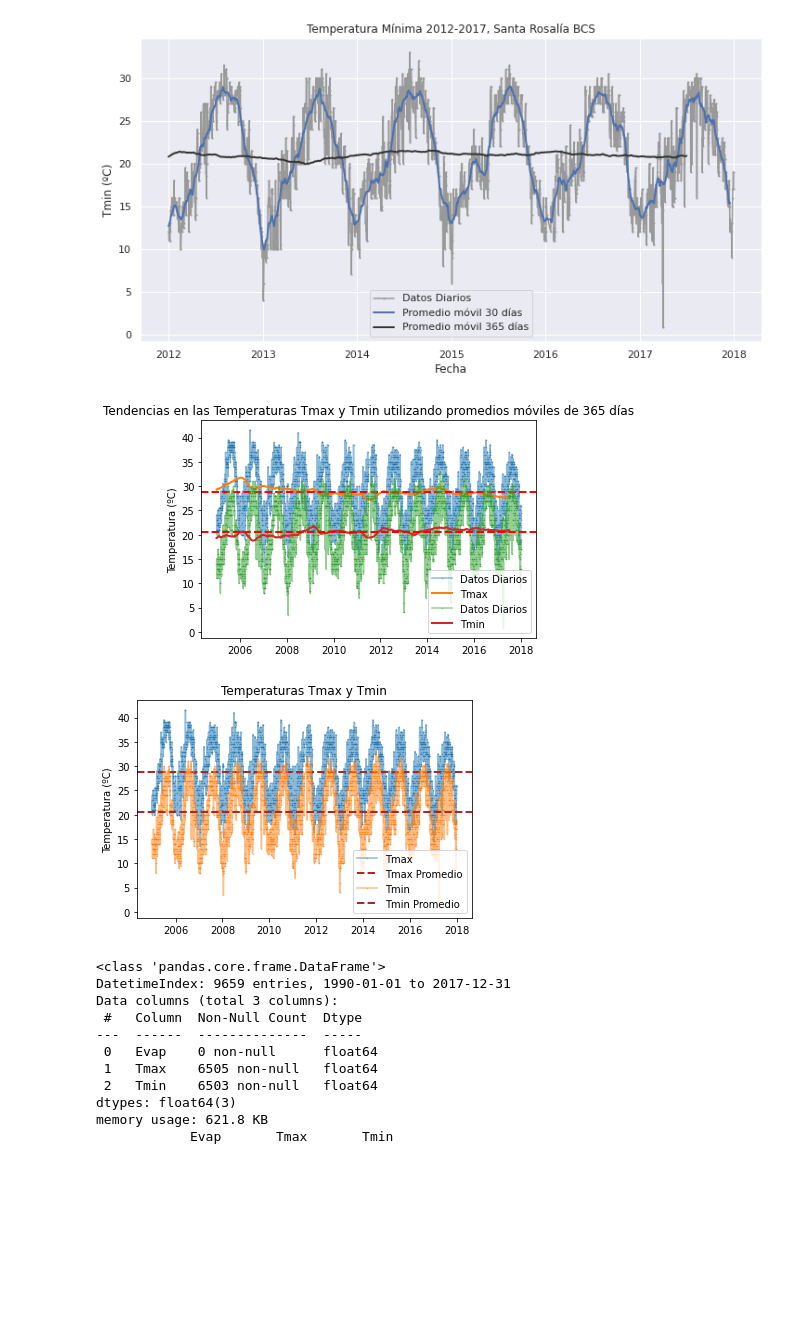
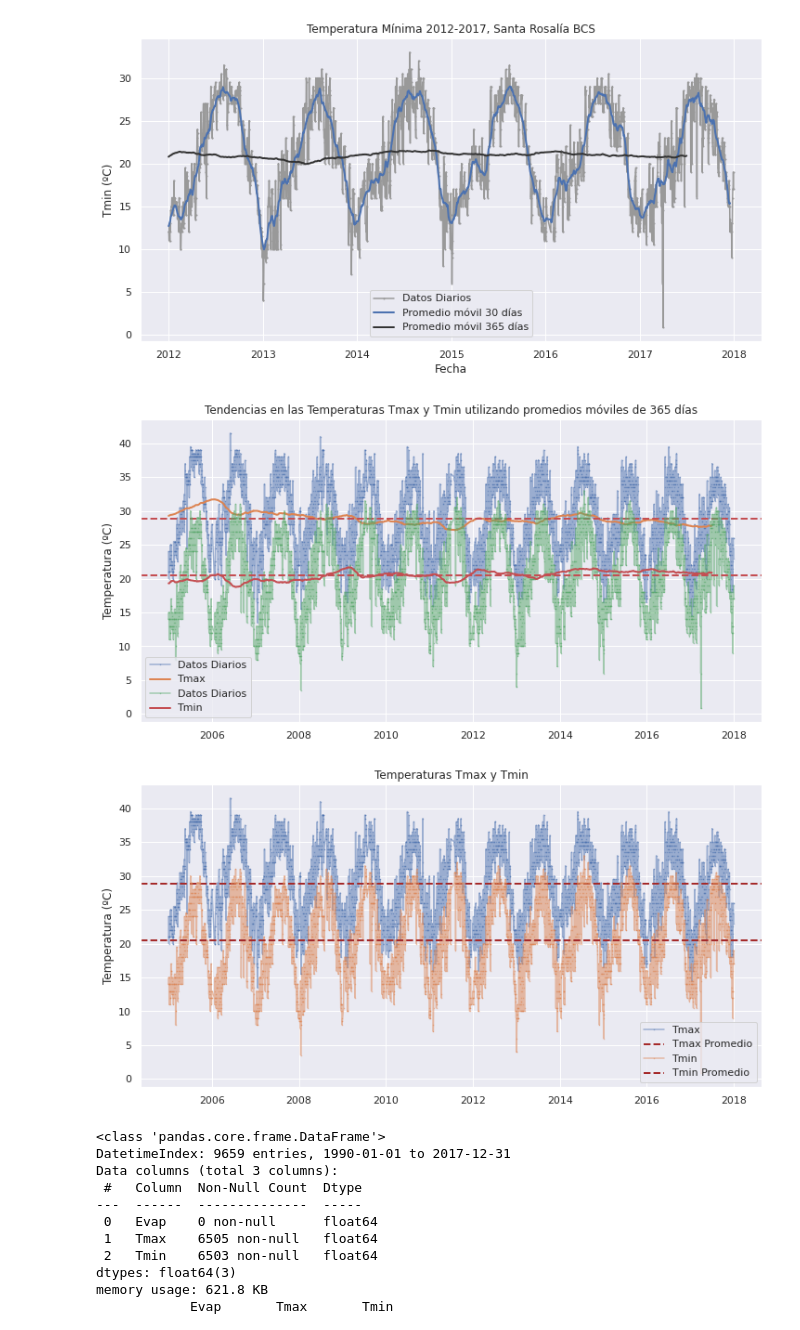
Before and after one commit to carloslizarragac/FisicaComputacional1, a Jupyter notebook: Actividad5.ipynb, the cells around one changed output. Cells and saved outputs as stored; diff of their text form; code cells hidden in the pictures; blank space fills up the shorter version.

```diff
--- a/Actividad5.ipynb
+++ b/Actividad5.ipynb
@@ -335,21 +362,25 @@ ax.legend();
 [figure]
 # %%
 # Graficas de promedios móviles de 365 días para las variables de las Temperaturas
+sns.set(rc={'figure.figsize':(12, 6)})
+
 start, end = '2005-01', '2017-12'
 
 fig, ax = plt.subplots()
 for nm in ['Tmax', 'Tmin']:
     ax.plot(df_90.loc[start:end, nm], marker='.', markersize=1, linestyle='-', alpha=0.5, label='Datos Diarios')
     ax.plot(df_90_365d.loc[start:end, nm], linewidth=2, label=nm)
     plt.axhline(df_90.loc[start:end, nm].mean(), color = 'r', linestyle='--', linewidth=2);
 
     ax.legend()
     ax.set_ylabel('Temperatura (ºC)')
     ax.set_title('Tendencias en las Temperaturas Tmax y Tmin utilizando promedios móviles de 365 días');
 # %% [output]
-[figure, old version]
+[figure, new version]
 # %%
 #Graficas de Temperaturas Tmax, Tmin y Promedios
+sns.set(rc={'figure.figsize':(12, 6)})
+
 start, end = '2005-01', '2017-12'
 
 fig, ax = plt.subplots()
@@ -363,7 +394,7 @@ for nm in ['Tmax', 'Tmin']:
     ax.set_ylabel('Temperatura (ºC)')
     ax.set_title('Temperaturas Tmax y Tmin');
 # %% [output]
-[figure, old version]
+[figure, new version]
 # %%
 df_90_365d.info()
 print(df_90_365d.head(185))
```
Also changed, not shown: parts of 7 cells of this notebook.
